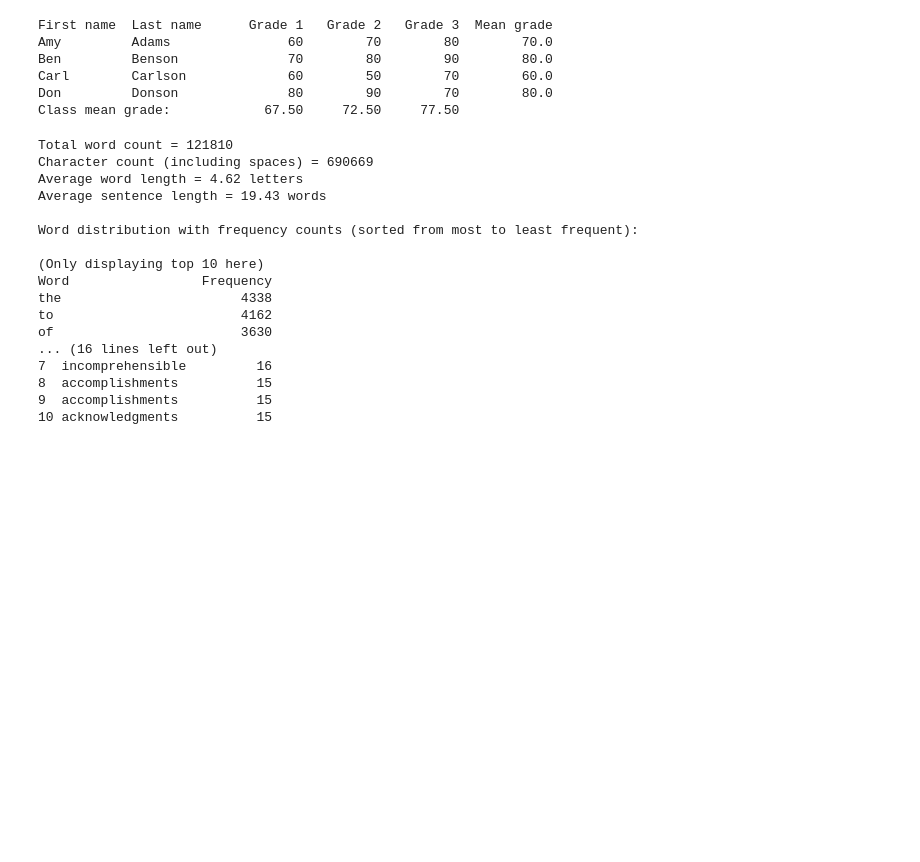
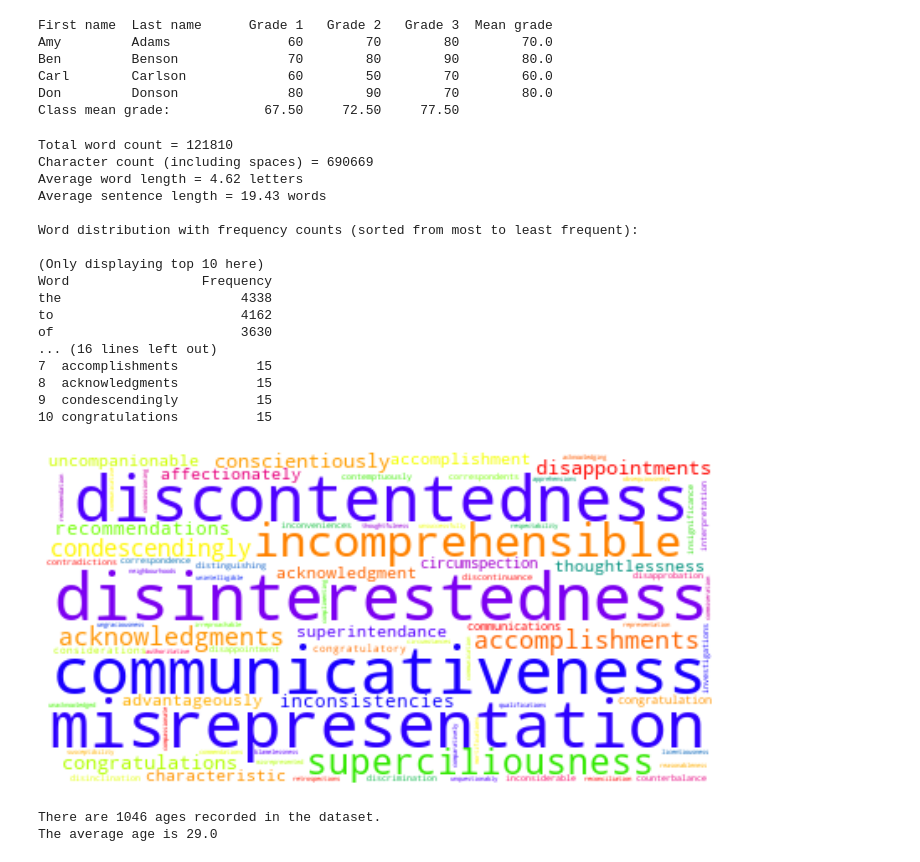
Before and after one commit to delmurphy/PythonForDataScience, a Jupyter notebook: ch09/ch09ex.ipynb, the cells around one changed output. Saved outputs shown, nothing was run; the diff lists cells and outputs as text; code cells hidden in the pictures; blank space fills up the shorter version.

Commit message:
Pride & Prejudice wordcloud and Titanic ages

```diff
--- a/ch09/ch09ex.ipynb
+++ b/ch09/ch09ex.ipynb
@@ -217,14 +217,16 @@ with open('PrideAndPrejudice.txt', 'r') as pride:
         w, f = row
         print(f'{w:<20}{f:>10}')
     #To get the top 10 longest words, count the letters in each word in wordlist (which have already been stripped of non-alpha characters)
+    #but first remove duplicates:
+    wordlist = np.unique(wordlist)
     wordlengths = [len(word) for word in wordlist]
     # then zip the wordlist and wordlengths lists together and display the top 10 longest words
     longwords = list(zip(wordlist, wordlengths))
     print('\nTop 10 longest words:')
-    longwords = sorted(longwords, reverse = True, key = lambda x: x[1])[0:10]
+    longwords = sorted(longwords, reverse = True, key = lambda x: x[1])[0:200]
     print(f'{" ":<3}{"Word":<20}{"Length":>7}')
     i = 1
-    for row in longwords:
+    for row in longwords[0:10]:
         w, l = row
         print(f'{i:<3}{w:<20}{l:>7}')
         i += 1
@@ -242,7 +244,71 @@ the                       4338
 to                        4162
 of                        3630
 ... (16 lines left out)
-7  incomprehensible         16
-8  accomplishments          15
-9  accomplishments          15
-10 acknowledgments          15
+7  accomplishments          15
+8  acknowledgments          15
+9  condescendingly          15
+10 congratulations          15
+# %%
+#ex9.11 (Project: Visualizing Word Frequencies with a Word Cloud)
+# A word cloud visualizes words, displaying more frequently occurring words in larger fonts.
+# In this exercise, you’ll create a word cloud that visualizes the top 200 words in Pride and Prejudice.
+# You’ll use the open-source wordcloud module’s15 WordCloud class to generate a word cloud with just a few lines of code.
+
+from wordcloud import WordCloud
+import matplotlib.pyplot as plt
+
+#use longwords list from previous code chunk
+#turn longwords (list of tuples) into a dictionary:
+longwords_dict = {k:v for (k, v) in longwords}
+
+wordcloud = WordCloud(colormap = 'prism', background_color = 'white')
+wordcloud = wordcloud.fit_words(longwords_dict)
+#wordcloud = wordcloud.to_file('PrideAndPrejudice.png')
+plt.figure(figsize=(12, 8))
+plt.imshow(wordcloud, interpolation="bilinear")
+plt.axis('off')
+plt.show()
+# %% [output]
+[figure, added]
+# %%
+#ex9.15 (Project: Working with CSV Datasets Using the csv Module)
+# In the Intro to Data Science section, we loaded the Titanic disaster dataset into a pandas DataFrame,
+# then used DataFrame capabilities to perform some simple analysis of that data. For this exercise, use the csv module to read the Titanic disaster dataset,
+# then manually count the records that contain a value for the age column. Those that do not will have the value 'NA'. For only those records that have an age value, calculate the average age.
+# For this exercise, investigate and use the csv module’s DictReader class.
+
+
+import csv
+
+ages = []
+with open('TitanicSurvival.csv', 'r', newline = '') as titanic:
+    # reader = csv.reader(titanic)
+    # for record in reader:
+    #     age = record[3]
+    #     try:
+    #         int(age)
+    #     except ValueError:
+    #         pass
+    #     try:
+    #         float(age)
+    #     except ValueError:
+    #         pass
+    #     else:
+    #         ages.append(age)
+    reader = csv.DictReader(titanic)
+    for record in reader:
+        try:
+            int(record['age'])
+        except ValueError:
+            pass
+        try:
+            float(record['age'])
+        except ValueError:
+            pass
+        else:
+            ages.append(float(age))
+print(f'There are {len(ages)} ages recorded in the dataset.')
+print(f'The average age is {sum(ages)/len(ages)}')
+# %% [output]
+There are 1046 ages recorded in the dataset.
+The average age is 29.0
```
